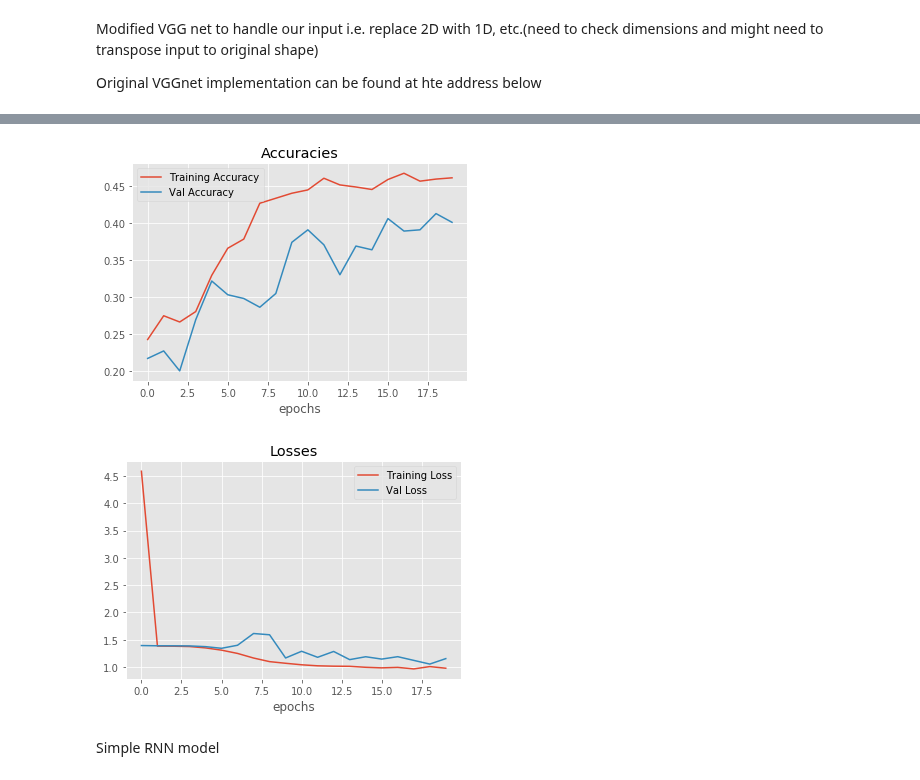
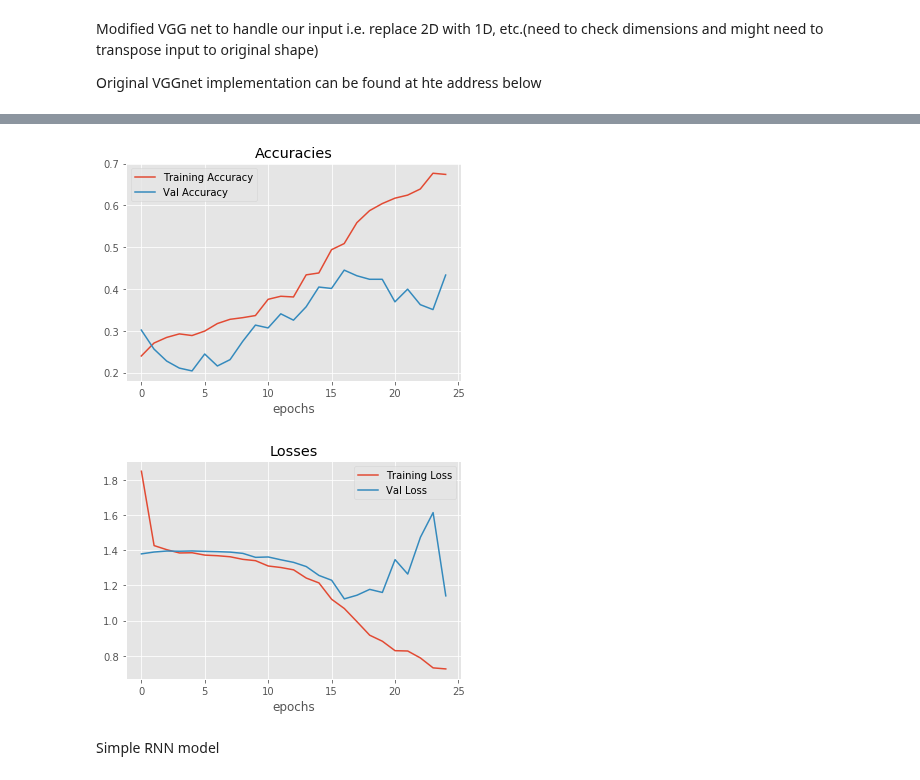
Before and after one commit to kunalpatel1793/Neural-Nets-Final-Project, a Jupyter notebook: Model.ipynb, the cells around one changed output, grey strips where cells are left out. Saved outputs shown, nothing was run; the diff lists cells and outputs as text; code cells hidden in the pictures.

Commit message:
optimized VGGnet and C-RNN

```diff
--- a/Model.ipynb
+++ b/Model.ipynb
@@ -24,7 +22,7 @@ def plot_hist(vals,labels='Null',title='Null',xlabel='epochs'):
     plt.legend()
     plt.show()
 # %%
-A01T = h5py.File('datasets/A01T_slice.mat','r')
+A01T = h5py.File('/home/carla/Downloads/project_datasets/project_datasets/A01T_slice.mat','r')
 data = np.copy(A01T['image'])
 data = np.transpose(data,(0,2,1))
 data = data[:,:,:22]
@@ -116,7 +111,7 @@ Modified VGG net to handle our input i.e. replace 2D with 1D, etc.(need to check
 
 Original VGGnet implementation can be found at hte address below
 # %%
-# VGGnet
+### VGGnet
 # https://keras.io/getting-started/sequential-model-guide/#examples
 
 import numpy as np
@@ -131,15 +126,15 @@ norm_test = np.transpose((-np.mean(test_data,axis=2)+np.transpose(test_data,(2,0
 
 model = Sequential()
 #model.add(LSTM(100, input_shape=(t,f)))
-model.add(Conv1D(32, 3, activation='relu',input_shape=(t,f)))             #Originally 32 each
+model.add(Conv1D(32, 4, activation='relu',input_shape=(t,f)))             #Originally 32 each
 model.add(BatchNormalization())
-model.add(Conv1D(32, 3, activation='relu'))
+model.add(Conv1D(32, 4, activation='relu'))
 model.add(MaxPooling1D())
 model.add(Dropout(0.25))
 
-model.add(Conv1D(64, 3, activation='relu'))                                    #Originally 64 each
+model.add(Conv1D(64, 4, activation='relu'))                                    #Originally 64 each
 model.add(BatchNormalization())
-model.add(Conv1D(64, 3, activation='relu'))
+model.add(Conv1D(64, 4, activation='relu'))
 model.add(MaxPooling1D())
 model.add(Dropout(0.25))
 
@@ -151,12 +146,12 @@ model.add(Dense(4, activation='softmax'))
 #sgd = SGD(lr=0.01, decay=1e-6, momentum=0.9, nesterov=True)
 #model.compile(loss='categorical_crossentropy', optimizer=sgd, metrics=['accuracy'])
 
-model.compile(optimizer = 'adam',
+model.compile(optimizer = 'sgd',
              loss = 'categorical_crossentropy',
              metrics=['accuracy'])
 
-hist = model.fit(norm_train,train_labels,epochs=20,validation_split=0.25,batch_size=32,verbose=0)
-test_score = model.evaluate(norm_test, test_labels, batch_size=32)
+hist = model.fit(norm_train,train_labels,epochs=25,validation_split=0.25,batch_size=64,verbose=0)
+test_score = model.evaluate(norm_test, test_labels, batch_size=64)
 
 print(test_score)
 plot_hist([hist.history['acc'],hist.history['val_acc']],['Training Accuracy','Val Accuracy'],title='Accuracies')
@@ -167,5 +162,5 @@ plot_hist([hist.history['loss'],hist.history['val_loss']],['Training Loss','Val
-[figure, old version]
+[figure, new version]
-[figure, old version]
+[figure, new version]
 # %% [markdown]
 Simple RNN model
 # %%
```
Also changed, not shown: parts of 13 cells of this notebook.
